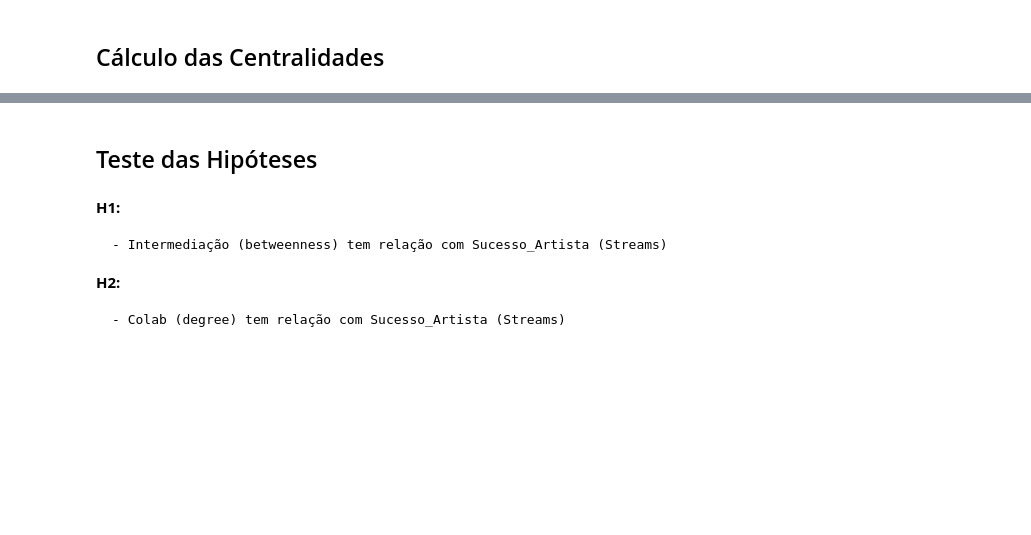
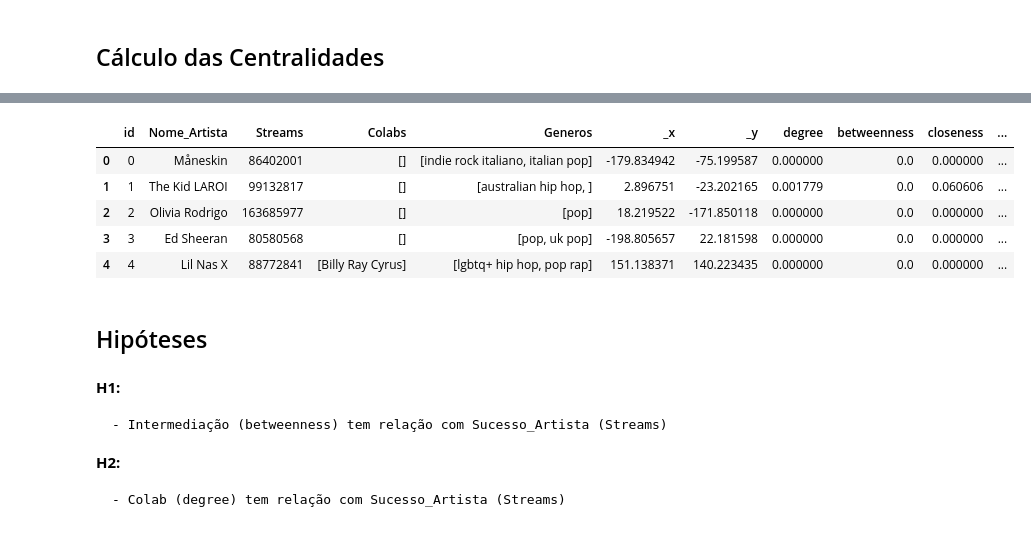
Before and after one commit to hashiprobr-classroom/parte-tecnica-do-projeto-wisteria1, a Jupyter notebook: notebooks/Spotify Top 200.ipynb, the cells around one changed output, grey strips where cells are left out. Cells and saved outputs as stored; diff of their text form; code cells hidden in the pictures; blank space fills up the shorter version.

```diff
--- a/notebooks/Spotify Top 200.ipynb
+++ b/notebooks/Spotify Top 200.ipynb
@@ -222,7 +210,23 @@ df.describe()
 # %%
 # df= df[df['betweenness'] != 0]
+# %%
+#incluimos as variaveis ln_degree e ln_betweenness para lidar com os casos em que essas variaveis são zero e ver se implicam num modelo melhor
+df["ln_degree"] = np.log(df.degree)
+
+df["ln_betweenness"] = np.log(df.betweenness)
+
+df.replace(-np.inf, 0, inplace = True)
+
+df.head()
+# %% [output]
+|  | id | Nome_Artista | Streams | Colabs | Generos | _x | _y | degree | betweenness | closeness | ... |
+| 0 | 0 | Måneskin | 86402001 | [] | [indie rock italiano, italian pop] | -179.834942 | -75.199587 | 0.000000 | 0.0 | 0.000000 | ... |
+| 1 | 1 | The Kid LAROI | 99132817 | [] | [australian hip hop, ] | 2.896751 | -23.202165 | 0.001779 | 0.0 | 0.060606 | ... |
+| 2 | 2 | Olivia Rodrigo | 163685977 | [] | [pop] | 18.219522 | -171.850118 | 0.000000 | 0.0 | 0.000000 | ... |
+| 3 | 3 | Ed Sheeran | 80580568 | [] | [pop, uk pop] | -198.805657 | 22.181598 | 0.000000 | 0.0 | 0.000000 | ... |
+| 4 | 4 | Lil Nas X | 88772841 | [Billy Ray Cyrus] | [lgbtq+ hip hop, pop rap] | 151.138371 | 140.223435 | 0.000000 | 0.0 | 0.000000 | ... |
 # %% [markdown]
-## Teste das Hipóteses
+## Hipóteses
 # %% [markdown]
 **H1:**
 
```
Also changed, not shown: parts of 13 cells of this notebook, 2 other files.
